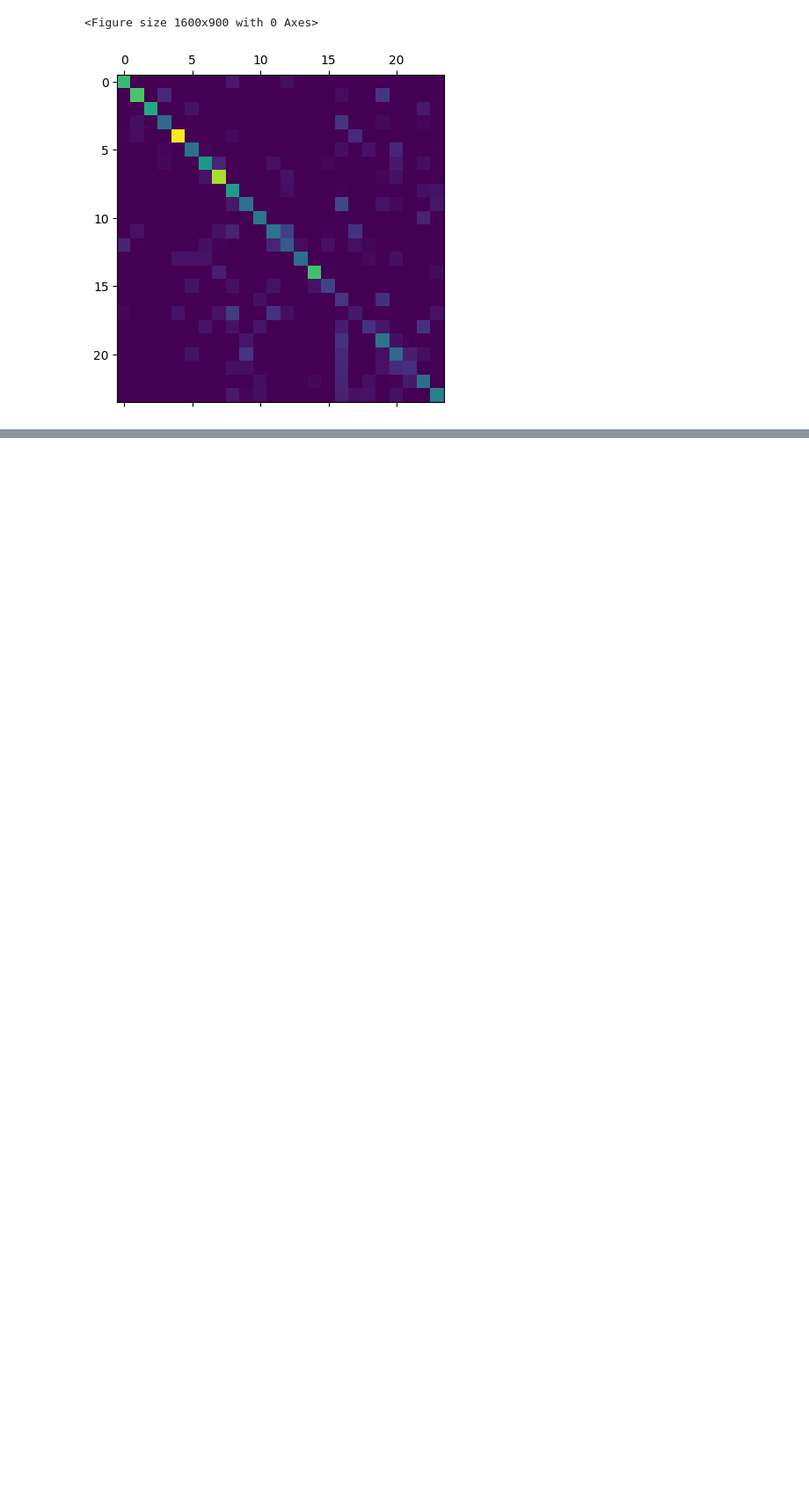
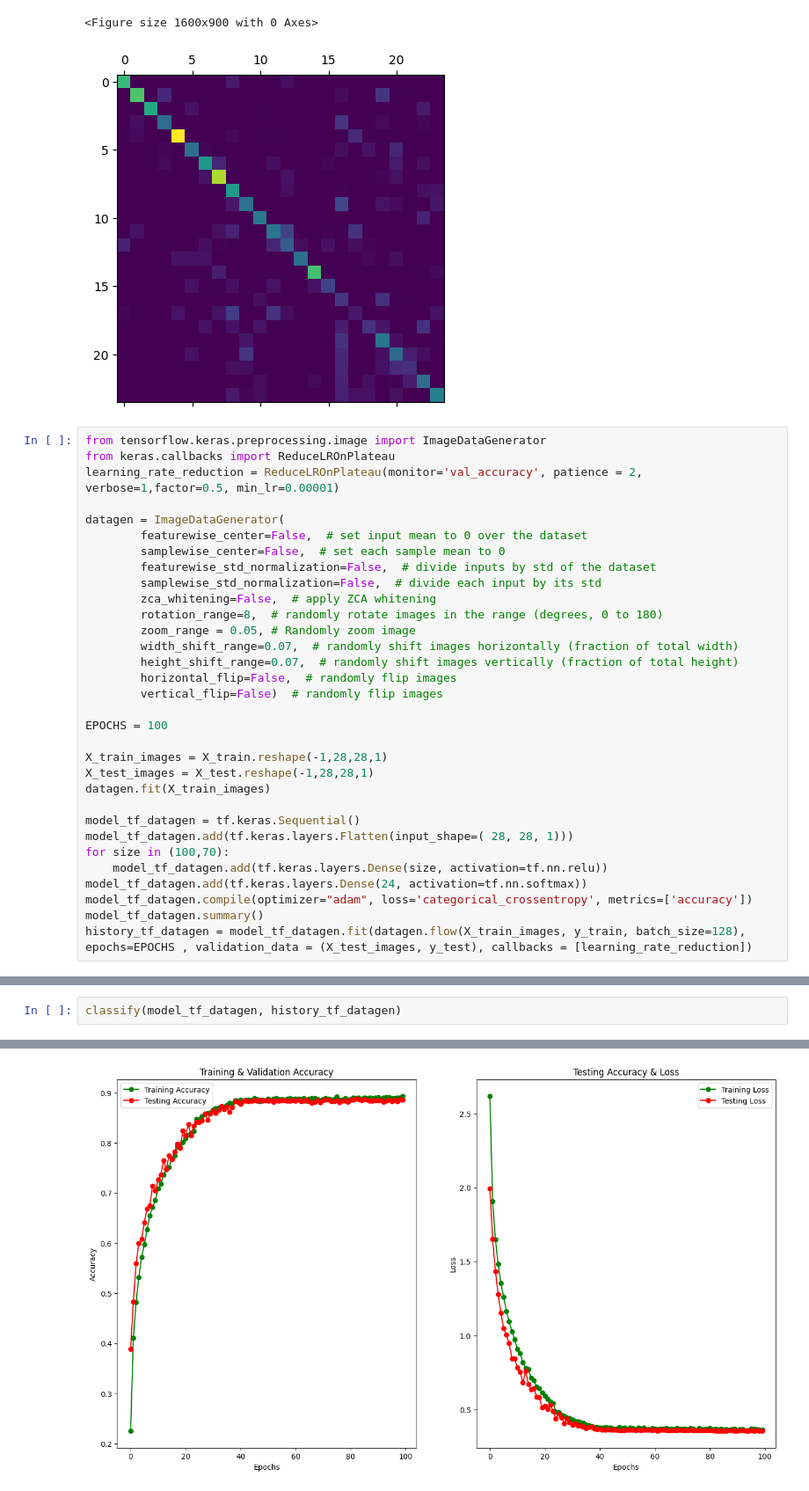
Before and after one commit to DiogoMMarto/FAA_P1, a Jupyter notebook: nn.ipynb, the cells around one changed output, grey strips where cells are left out. Shown at 88% size. Cells and saved outputs as stored; diff of their text form; blank space fills up the shorter version.

```diff
--- a/nn.ipynb
+++ b/nn.ipynb
@@ -247,3 +240,35 @@ F1 score:  0.5880067806134276
 [figure]
 <Figure size 1600x900 with 0 Axes>
 [figure]
+# %%
+from tensorflow.keras.preprocessing.image import ImageDataGenerator
+from keras.callbacks import ReduceLROnPlateau
+learning_rate_reduction = ReduceLROnPlateau(monitor='val_accuracy', patience = 2, verbose=1,factor=0.5, min_lr=0.00001)
+
+datagen = ImageDataGenerator(
+        featurewise_center=False,  # set input mean to 0 over the dataset
+        samplewise_center=False,  # set each sample mean to 0
+        featurewise_std_normalization=False,  # divide inputs by std of the dataset
+        samplewise_std_normalization=False,  # divide each input by its std
+        zca_whitening=False,  # apply ZCA whitening
+        rotation_range=8,  # randomly rotate images in the range (degrees, 0 to 180)
+        zoom_range = 0.05, # Randomly zoom image
+        width_shift_range=0.07,  # randomly shift images horizontally (fraction of total width)
+        height_shift_range=0.07,  # randomly shift images vertically (fraction of total height)
+        horizontal_flip=False,  # randomly flip images
+        vertical_flip=False)  # randomly flip images
+
+EPOCHS = 100
+
+X_train_images = X_train.reshape(-1,28,28,1)
+X_test_images = X_test.reshape(-1,28,28,1)
+datagen.fit(X_train_images)
+
+model_tf_datagen = tf.keras.Sequential()
+model_tf_datagen.add(tf.keras.layers.Flatten(input_shape=( 28, 28, 1)))
+for size in (100,70):
+    model_tf_datagen.add(tf.keras.layers.Dense(size, activation=tf.nn.relu))
+model_tf_datagen.add(tf.keras.layers.Dense(24, activation=tf.nn.softmax))
+model_tf_datagen.compile(optimizer="adam", loss='categorical_crossentropy', metrics=['accuracy'])
+model_tf_datagen.summary()
+history_tf_datagen = model_tf_datagen.fit(datagen.flow(X_train_images, y_train, batch_size=128), epochs=EPOCHS , validation_data = (X_test_images, y_test), callbacks = [learning_rate_reduction])
@@ -249,0 +308,3 @@ F1 score:  0.5880067806134276
+# %%
+classify(model_tf_datagen, history_tf_datagen)
+# %% [output]
@@ -249,0 +316 @@ F1 score:  0.5880067806134276
+[figure, added]
```
Also changed, not shown: parts of 4 cells of this notebook.
